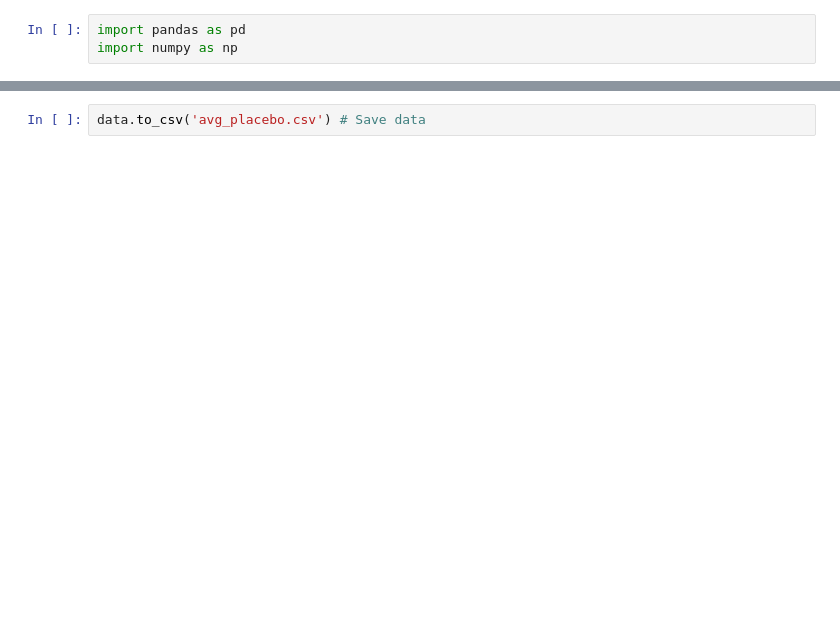
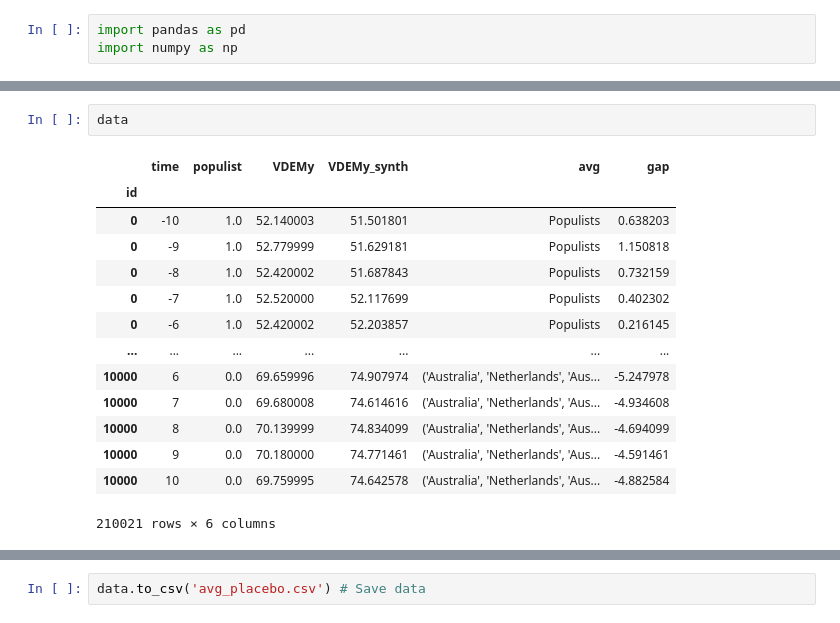
Before and after one commit to jpmvbastos/populism-sca, a Jupyter notebook: AverageResults/Avg_Clean.ipynb, the cells around one changed output, grey strips where cells are left out. Drawn from its saved outputs; the diff is of its cells as text; blank space fills up the shorter version.

```diff
--- a/AverageResults/Avg_Clean.ipynb
+++ b/AverageResults/Avg_Clean.ipynb
@@ -122,0 +157,17 @@ Iteration 3547 of 10,000. Building average of countries:['Portugal', 'Turkey', '
+# %%
+data
+# %% [output]
+|  | time | populist | VDEMy | VDEMy_synth | avg | gap |
+| id |  |  |  |  |  |  |
+| 0 | -10 | 1.0 | 52.140003 | 51.501801 | Populists | 0.638203 |
+| 0 | -9 | 1.0 | 52.779999 | 51.629181 | Populists | 1.150818 |
+| 0 | -8 | 1.0 | 52.420002 | 51.687843 | Populists | 0.732159 |
+| 0 | -7 | 1.0 | 52.520000 | 52.117699 | Populists | 0.402302 |
+| 0 | -6 | 1.0 | 52.420002 | 52.203857 | Populists | 0.216145 |
+| ... | ... | ... | ... | ... | ... | ... |
+| 10000 | 6 | 0.0 | 69.659996 | 74.907974 | ('Australia', 'Netherlands', 'Aus... | -5.247978 |
+| 10000 | 7 | 0.0 | 69.680008 | 74.614616 | ('Australia', 'Netherlands', 'Aus... | -4.934608 |
+| 10000 | 8 | 0.0 | 70.139999 | 74.834099 | ('Australia', 'Netherlands', 'Aus... | -4.694099 |
+| 10000 | 9 | 0.0 | 70.180000 | 74.771461 | ('Australia', 'Netherlands', 'Aus... | -4.591461 |
+| 10000 | 10 | 0.0 | 69.759995 | 74.642578 | ('Australia', 'Netherlands', 'Aus... | -4.882584 |
+210021 rows × 6 columns
```
Also changed, not shown: parts of 13 cells of this notebook, 11 other files.
